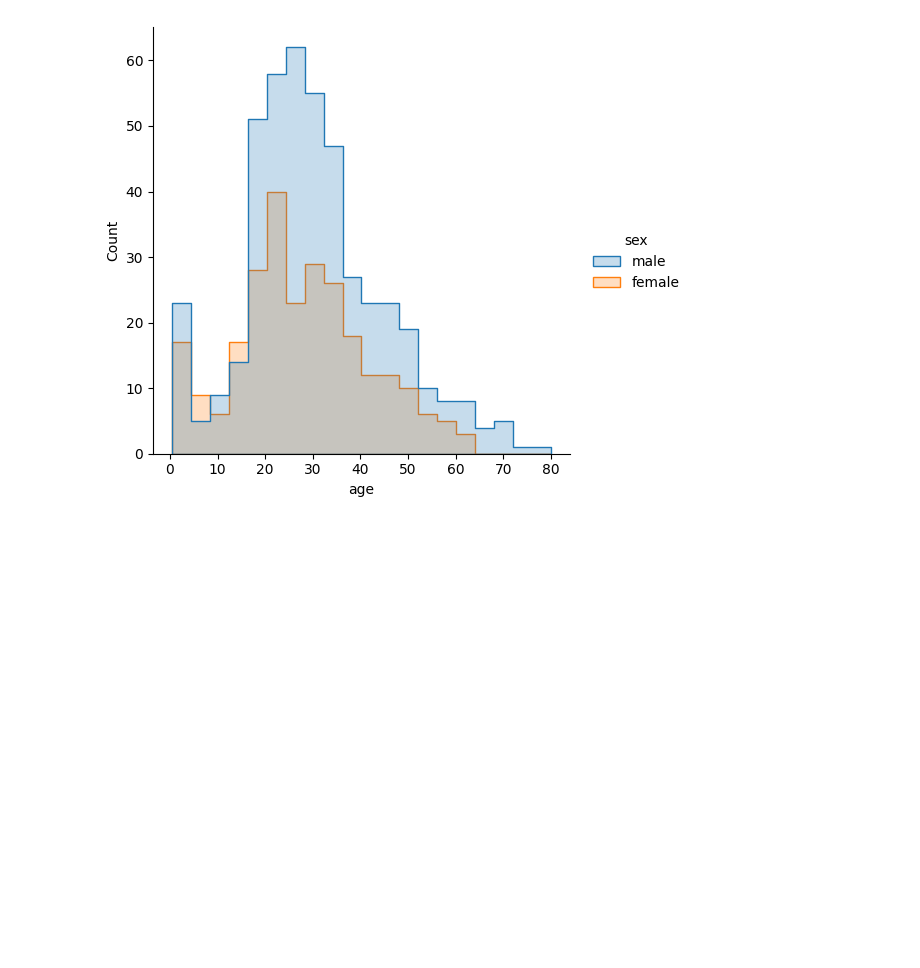
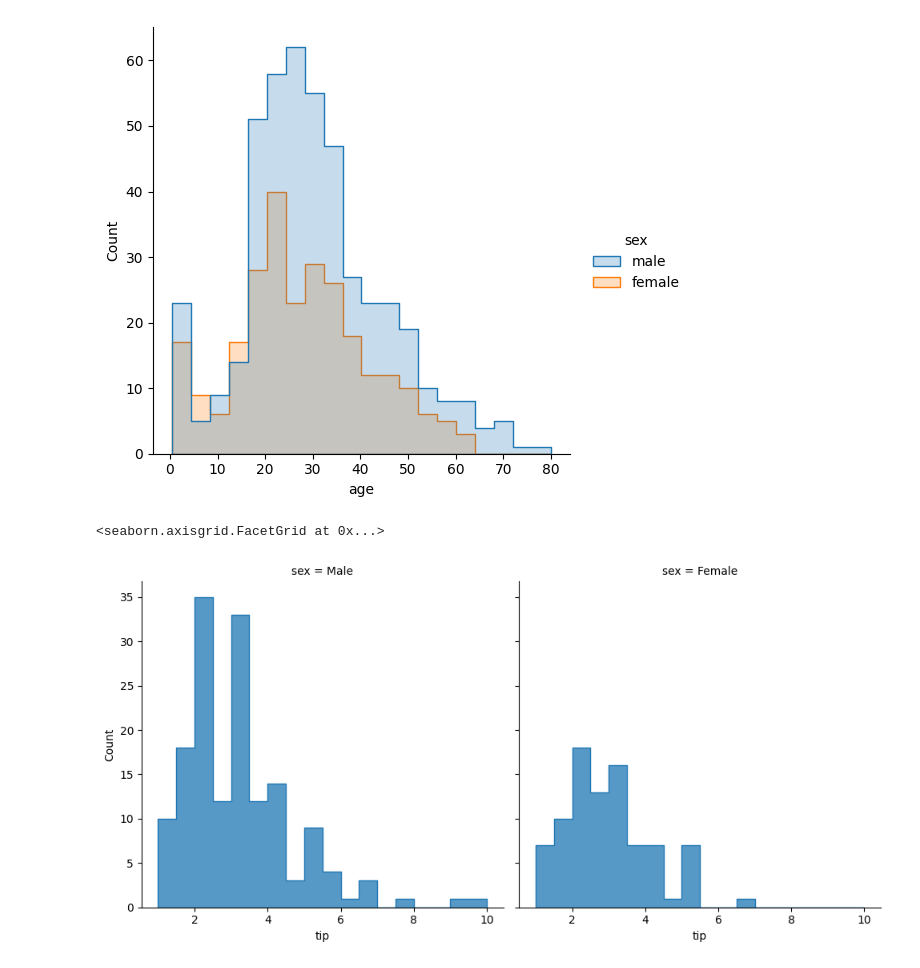
Before and after one commit to ndangol4873/ML_NOTE, a Jupyter notebook: visualization/Seaborn/Distribution_Plot.ipynb, the cells around one changed output. Drawn from its saved outputs; the diff is of its cells as text; code cells hidden in the pictures; blank space fills up the shorter version.

```diff
--- a/visualization/Seaborn/Distribution_Plot.ipynb
+++ b/visualization/Seaborn/Distribution_Plot.ipynb
@@ -102,3 +103,10 @@ sns.displot(data=titanic, x='age', kind='hist',element='step',hue='sex')
 # %% [output]
 <seaborn.axisgrid.FacetGrid at 0x...>
 [figure]
+# %%
+# faceting using col and row -> not work on histplot function
+
+sns.displot(data=tips, x='tip', kind='hist',col='sex',element='step')
+# %% [output]
+<seaborn.axisgrid.FacetGrid at 0x...>
+[figure, added]
```
Also changed, not shown: parts of 12 cells of this notebook, 3 other files.
